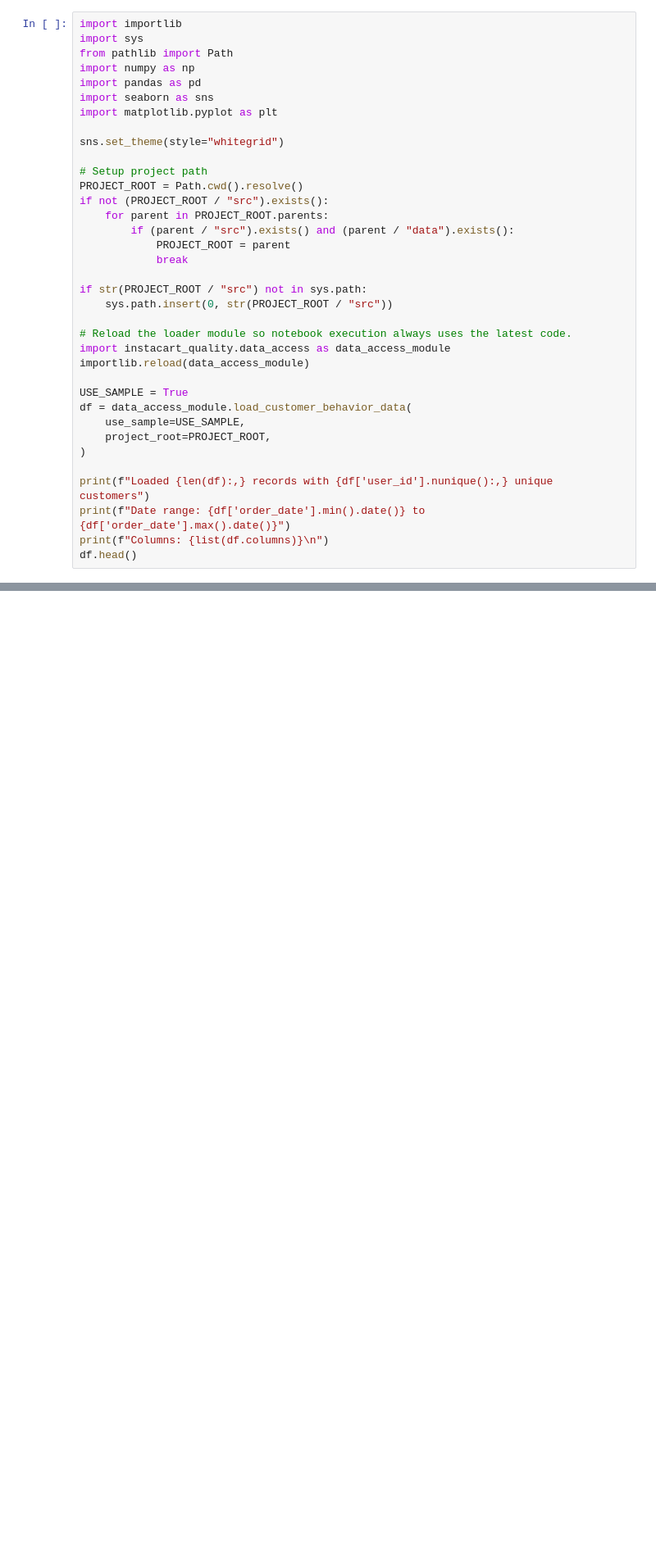
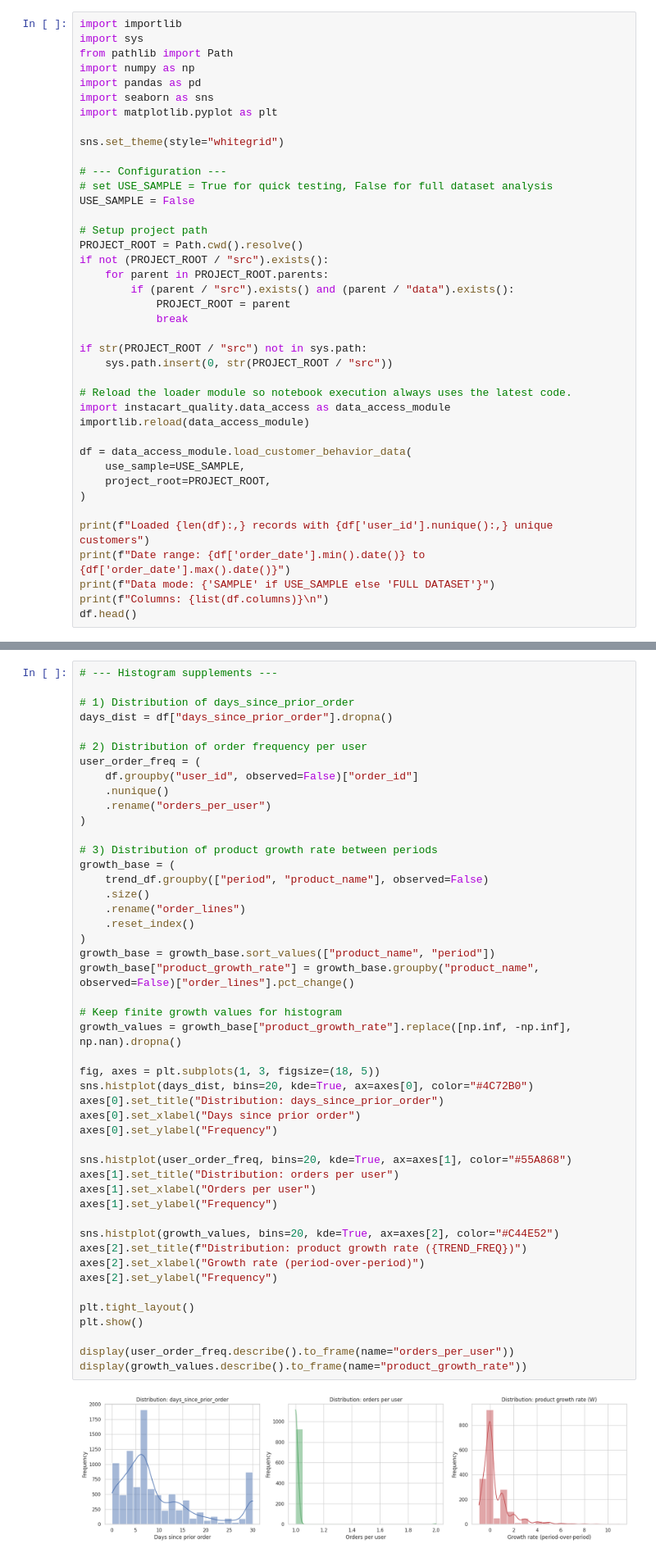
Before and after one commit to ppts2545/Instacart-Market-Basket-Analysis, a Jupyter notebook: notebooks/02_Exploratory_Data_Analysis/02_customer_behavior.ipynb, the cells around one changed output, grey strips where cells are left out. Shown at 82% size. Saved outputs shown, nothing was run; the diff lists cells and outputs as text; blank space fills up the shorter version.

Commit message:
bias on data when use sample on eda so i change hold eda use full data set to get real insight

```diff
--- a/notebooks/02_Exploratory_Data_Analysis/02_customer_behavior.ipynb
+++ b/notebooks/02_Exploratory_Data_Analysis/02_customer_behavior.ipynb
@@ -12,6 +12,10 @@ import seaborn as sns
 import matplotlib.pyplot as plt
 
 sns.set_theme(style="whitegrid")
+
+# --- Configuration ---
+# set USE_SAMPLE = True for quick testing, False for full dataset analysis
+USE_SAMPLE = False
 
 # Setup project path
 PROJECT_ROOT = Path.cwd().resolve()
@@ -28,7 +32,6 @@ if str(PROJECT_ROOT / "src") not in sys.path:
 import instacart_quality.data_access as data_access_module
 importlib.reload(data_access_module)
 
-USE_SAMPLE = True
 df = data_access_module.load_customer_behavior_data(
     use_sample=USE_SAMPLE,
     project_root=PROJECT_ROOT,
@@ -36,6 +39,7 @@ df = data_access_module.load_customer_behavior_data(
 
 print(f"Loaded {len(df):,} records with {df['user_id'].nunique():,} unique customers")
 print(f"Date range: {df['order_date'].min().date()} to {df['order_date'].max().date()}")
+print(f"Data mode: {'SAMPLE' if USE_SAMPLE else 'FULL DATASET'}")
 print(f"Columns: {list(df.columns)}\n")
 df.head()
 # %% [output]
@@ -662,0 +881,49 @@ display(segment_churn_curve.sort_values(["segment", "threshold_days"]))
+# %%
+# --- Histogram supplements ---
+
+# 1) Distribution of days_since_prior_order
+days_dist = df["days_since_prior_order"].dropna()
+
+# 2) Distribution of order frequency per user
+user_order_freq = (
+    df.groupby("user_id", observed=False)["order_id"]
+    .nunique()
+    .rename("orders_per_user")
+)
+
+# 3) Distribution of product growth rate between periods
+growth_base = (
+    trend_df.groupby(["period", "product_name"], observed=False)
+    .size()
+    .rename("order_lines")
+    .reset_index()
+)
+growth_base = growth_base.sort_values(["product_name", "period"])
+growth_base["product_growth_rate"] = growth_base.groupby("product_name", observed=False)["order_lines"].pct_change()
+
+# Keep finite growth values for histogram
+growth_values = growth_base["product_growth_rate"].replace([np.inf, -np.inf], np.nan).dropna()
+
+fig, axes = plt.subplots(1, 3, figsize=(18, 5))
+sns.histplot(days_dist, bins=20, kde=True, ax=axes[0], color="#4C72B0")
+axes[0].set_title("Distribution: days_since_prior_order")
+axes[0].set_xlabel("Days since prior order")
+axes[0].set_ylabel("Frequency")
+
+sns.histplot(user_order_freq, bins=20, kde=True, ax=axes[1], color="#55A868")
+axes[1].set_title("Distribution: orders per user")
+axes[1].set_xlabel("Orders per user")
+axes[1].set_ylabel("Frequency")
+
+sns.histplot(growth_values, bins=20, kde=True, ax=axes[2], color="#C44E52")
+axes[2].set_title(f"Distribution: product growth rate ({TREND_FREQ})")
+axes[2].set_xlabel("Growth rate (period-over-period)")
+axes[2].set_ylabel("Frequency")
+
+plt.tight_layout()
+plt.show()
+
+display(user_order_freq.describe().to_frame(name="orders_per_user"))
+display(growth_values.describe().to_frame(name="product_growth_rate"))
+# %% [output]
+[figure, added]
```
Also changed, not shown: parts of 6 cells of this notebook, 5 other files.
